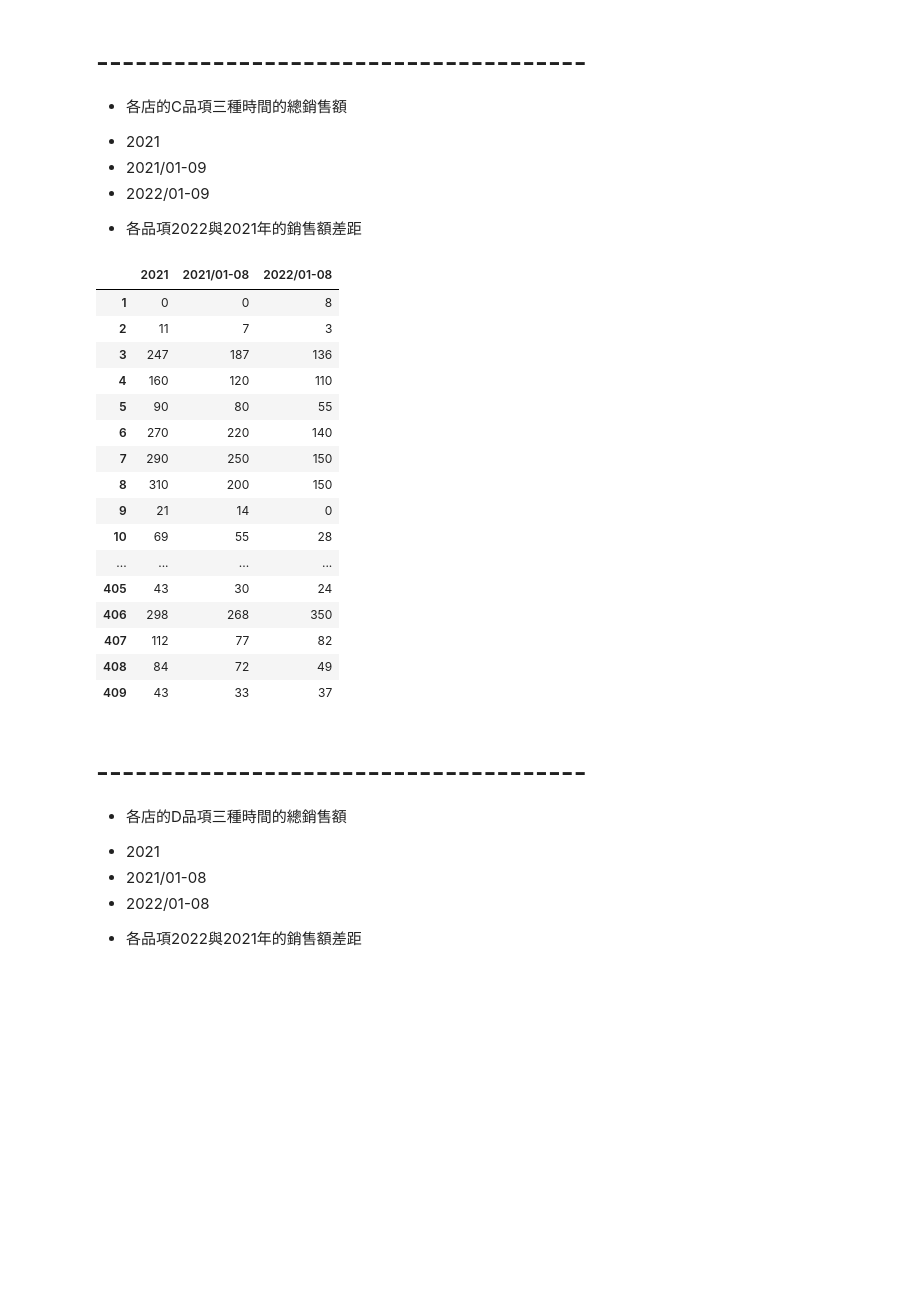
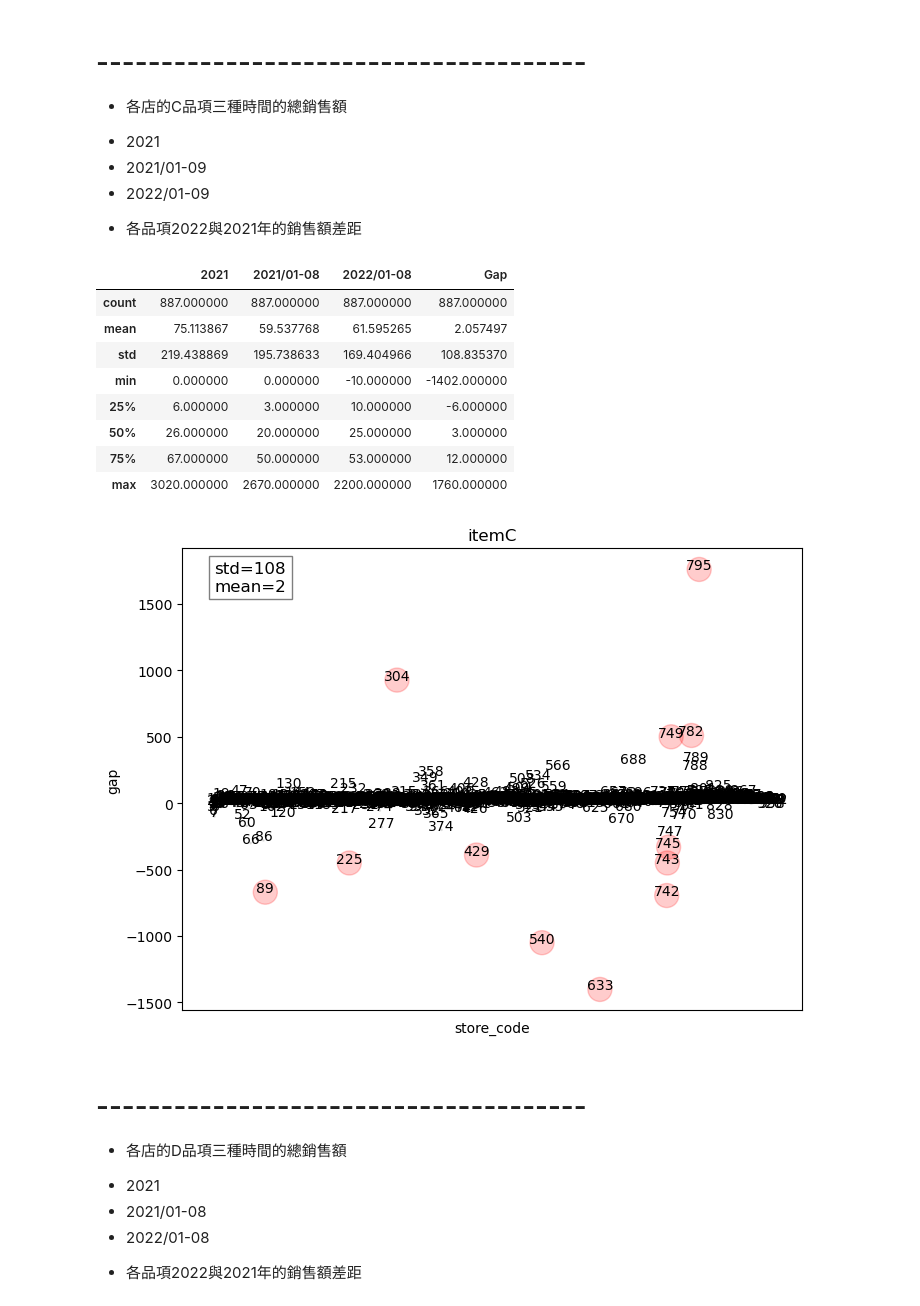
Before and after one commit to nana89823/Interview_test, a Jupyter notebook: 各店的各品項三種時間的總銷售額.ipynb, the cells around one changed output. Saved outputs shown, nothing was run; the diff lists cells and outputs as text; code cells hidden in the pictures; blank space fills up the shorter version.

```diff
--- a/各店的各品項三種時間的總銷售額.ipynb
+++ b/各店的各品項三種時間的總銷售額.ipynb
@@ -177,34 +217,63 @@ dfB
 totalByStore_2021_C = df[df.loc[:,"品項"] == "C"].loc[:,"2021/01":"2021/12"].apply(pd.to_numeric).sum(axis=1)
 totalByStore_1_8_2021_C = df[df.loc[:,"品項"] == "C"].loc[:,"2021/01":"2021/08"].apply(pd.to_numeric).sum(axis=1)
 totalByStore_1_8_2022_C = df[df.loc[:,"品項"] == "C"].loc[:,"2022/01":"2022/08"].apply(pd.to_numeric).sum(axis=1)
+Gap = totalByStore_1_8_2022_C - totalByStore_1_8_2021_C
 
 # 把index改成店家代號,才能判斷是哪間賣的
 totalByStore_2021_C.index = list(df.loc[1815:2701,"店家代號"])
 totalByStore_1_8_2021_C.index = list(df.loc[1815:2701,"店家代號"])
 totalByStore_1_8_2022_C.index = list(df.loc[1815:2701,"店家代號"])
+Gap.index = list(df.loc[1815:2701,"店家代號"])
 dfC = pd.DataFrame(totalByStore_2021_C ,columns=["2021"])
 dfC["2021/01-08"] = totalByStore_1_8_2021_C
 dfC["2022/01-08"] = totalByStore_1_8_2022_C
+dfC["Gap"] = Gap
 # %%
-dfC
+dfC.describe()
 # %% [output]
-|  | 2021 | 2021/01-08 | 2022/01-08 |
-| 1 | 0 | 0 | 8 |
-| 2 | 11 | 7 | 3 |
-| 3 | 247 | 187 | 136 |
-| 4 | 160 | 120 | 110 |
-| 5 | 90 | 80 | 55 |
-| 6 | 270 | 220 | 140 |
-| 7 | 290 | 250 | 150 |
-| 8 | 310 | 200 | 150 |
-| 9 | 21 | 14 | 0 |
-| 10 | 69 | 55 | 28 |
-| ... | ... | ... | ... |
-| 405 | 43 | 30 | 24 |
-| 406 | 298 | 268 | 350 |
-| 407 | 112 | 77 | 82 |
-| 408 | 84 | 72 | 49 |
-| 409 | 43 | 33 | 37 |
+|  | 2021 | 2021/01-08 | 2022/01-08 | Gap |
+| count | 887.000000 | 887.000000 | 887.000000 | 887.000000 |
+| mean | 75.113867 | 59.537768 | 61.595265 | 2.057497 |
+| std | 219.438869 | 195.738633 | 169.404966 | 108.835370 |
+| min | 0.000000 | 0.000000 | -10.000000 | -1402.000000 |
+| 25% | 6.000000 | 3.000000 | 10.000000 | -6.000000 |
+| 50% | 26.000000 | 20.000000 | 25.000000 | 3.000000 |
+| 75% | 67.000000 | 50.000000 | 53.000000 | 12.000000 |
+| max | 3020.000000 | 2670.000000 | 2200.000000 | 1760.000000 |
+# %%
+import matplotlib.pyplot as plt
+import pandas as pd
+
+# 建立畫布和座標
+fig, ax = plt.subplots(figsize=(8, 6))
+
+# 設置點的大小
+colors = ['grey' if -322 < gap < 326 else 'red' for gap in dfC.loc[:,"Gap"]]
+sizes = [1 if  -322 < gap < 326 else 300 for gap in dfC.loc[:,"Gap"]]
+ax.scatter(dfC.index, dfC.loc[:,"Gap"], s=sizes, c=colors, alpha=0.2)
+
+# 新增店家代號標籤
+for i, txt in enumerate(dfC.index):
+    ax.annotate(txt, (dfC.index[i], dfC.loc[:,"Gap"][i]), ha='center')
+
+# 設置label在左上角
+plt.text(5.9,1600, 'std=108\nmean=2', fontsize=12, bbox=dict(facecolor='white', alpha=0.5))
+
+# 清空X軸上的刻度,不然太雜
+plt.xticks([])
+
+# 新增x,y的名稱
+ax.set_xlabel('store_code')
+ax.set_ylabel('gap')
+ax.set_title('itemC')
+
+# 匯出
+plt.savefig("ItemC_sotre")
+
+# 顯示圖表
+plt.show()
+# %% [output]
+[figure, added]
 # %% [markdown]
 # --------------------------------------
 *  各店的D品項三種時間的總銷售額
```
Also changed, not shown: parts of 23 cells of this notebook, 8 other files.
